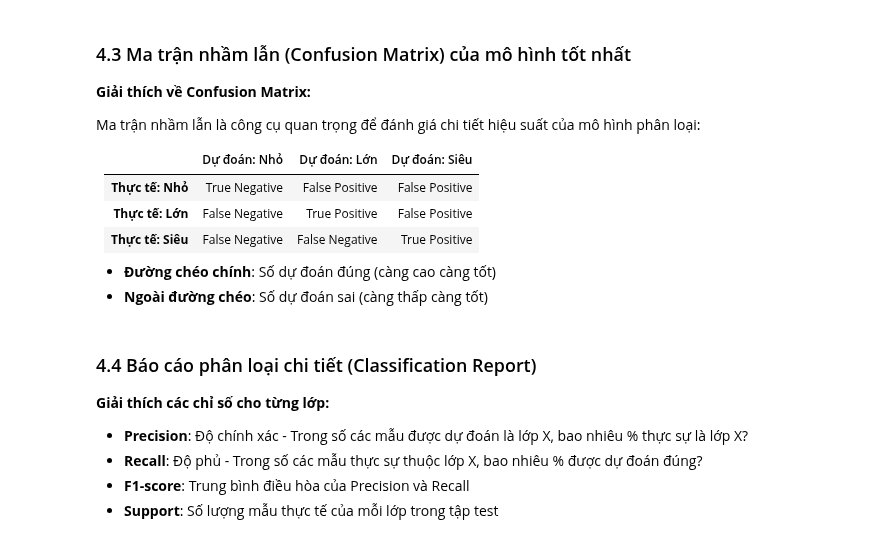
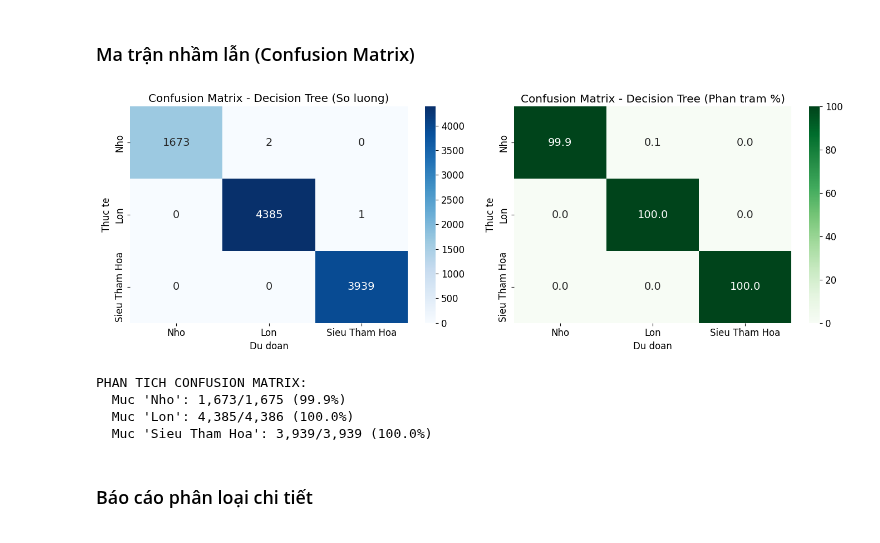
Before and after one commit to khoa-nguyen-data/Du-Doan-Tham-Hoa-Toan-Cau, a Jupyter notebook: Hiếu/Phan_Loai_Muc_Do_Tham_Hoa.ipynb, the cells around one changed output. Saved outputs shown, nothing was run; the diff lists cells and outputs as text; code cells hidden in the pictures.

```diff
--- a/Hiếu/Phan_Loai_Muc_Do_Tham_Hoa.ipynb
+++ b/Hiếu/Phan_Loai_Muc_Do_Tham_Hoa.ipynb
@@ -858,73 +514,48 @@ print("\n✅ Đã lưu biểu đồ vào: ../figures/so_sanh_mo_hinh_phan_loai.p
 # %% [markdown]
-### 4.3 Ma trận nhầm lẫn (Confusion Matrix) của mô hình tốt nhất
-
-**Giải thích về Confusion Matrix:**
-
-Ma trận nhầm lẫn là công cụ quan trọng để đánh giá chi tiết hiệu suất của mô hình phân loại:
-
-|  | Dự đoán: Nhỏ | Dự đoán: Lớn | Dự đoán: Siêu |
-|--|--------------|--------------|---------------|
-| **Thực tế: Nhỏ** | True Negative | False Positive | False Positive |
-| **Thực tế: Lớn** | False Negative | True Positive | False Positive |
-| **Thực tế: Siêu** | False Negative | False Negative | True Positive |
-
-- **Đường chéo chính**: Số dự đoán đúng (càng cao càng tốt)
-- **Ngoài đường chéo**: Số dự đoán sai (càng thấp càng tốt)
+### Ma trận nhầm lẫn (Confusion Matrix)
 # %%
-# ============================================================
-# MA TRẬN NHẦM LẪN CỦA MÔ HÌNH TỐT NHẤT
-# ============================================================
-
-# Lấy kết quả của mô hình tốt nhất
+# Lay ket qua cua mo hinh tot nhat
 best_result = results[best_model_name]
 y_pred_best = best_result['y_pred']
 
-# Tính ma trận nhầm lẫn
 cm = confusion_matrix(y_test, y_pred_best)
 
-# Vẽ Confusion Matrix
 fig, axes = plt.subplots(1, 2, figsize=(14, 5))
 
-# Confusion Matrix dạng số
+# Confusion Matrix so luong
 sns.heatmap(cm, annot=True, fmt='d', cmap='Blues', ax=axes[0],
-            xticklabels=['Nhỏ', 'Lớn', 'Siêu Thảm Họa'],
-            yticklabels=['Nhỏ', 'Lớn', 'Siêu Thảm Họa'],
-            annot_kws={'size': 14})
-axes[0].set_xlabel('Dự đoán', fontsize=12)
-axes[0].set_ylabel('Thực tế', fontsize=12)
-axes[0].set_title(f'📊 Confusion Matrix - {best_model_name}\n(Số lượng)', fontsize=13, fontweight='bold')
+            xticklabels=['Nho', 'Lon', 'Sieu Tham Hoa'],
+            yticklabels=['Nho', 'Lon', 'Sieu Tham Hoa'], annot_kws={'size': 14})
+axes[0].set_xlabel('Du doan')
+axes[0].set_ylabel('Thuc te')
+axes[0].set_title(f'Confusion Matrix - {best_model_name} (So luong)')
 
-# Confusion Matrix dạng phần trăm (theo hàng)
+# Confusion Matrix phan tram
 cm_percent = cm.astype('float') / cm.sum(axis=1)[:, np.newaxis] * 100
 sns.heatmap(cm_percent, annot=True, fmt='.1f', cmap='Greens', ax=axes[1],
-            xticklabels=['Nhỏ', 'Lớn', 'Siêu Thảm Họa'],
-            yticklabels=['Nhỏ', 'Lớn', 'Siêu Thảm Họa'],
-            annot_kws={'size': 14})
-axes[1].set_xlabel('Dự đoán', fontsize=12)
-axes[1].set_ylabel('Thực tế', fontsize=12)
-axes[1].set_title(f'📊 Confusion Matrix - {best_model_name}\n(Phần trăm %)', fontsize=13, fontweight='bold')
+            xticklabels=['Nho', 'Lon', 'Sieu Tham Hoa'],
+            yticklabels=['Nho', 'Lon', 'Sieu Tham Hoa'], annot_kws={'size': 14})
+axes[1].set_xlabel('Du doan')
+axes[1].set_ylabel('Thuc te')
+axes[1].set_title(f'Confusion Matrix - {best_model_name} (Phan tram %)')
 
 plt.tight_layout()
-plt.savefig('../figures/confusion_matrix_phan_loai.png', dpi=150, bbox_inches='tight')
+plt.savefig('figures/confusion_matrix_phan_loai.png', dpi=150, bbox_inches='tight')
 plt.show()
 
-print("\n" + "=" * 60)
-print("📊 PHÂN TÍCH MA TRẬN NHẦM LẪN")
-print("=" * 60)
-labels = ['Nhỏ', 'Lớn', 'Siêu Thảm Họa']
+# Phan tich
+print("PHAN TICH CONFUSION MATRIX:")
+labels = ['Nho', 'Lon', 'Sieu Tham Hoa']
 for i, label in enumerate(labels):
     correct = cm[i, i]
     total = cm[i, :].sum()
-    print(f"\n📌 Mức '{label}':")
-    print(f"   • Dự đoán đúng: {correct:,}/{total:,} ({correct/total*100:.1f}%)")
-
-print("\n✅ Đã lưu biểu đồ vào: ../figures/confusion_matrix_phan_loai.png")
+    print(f"  Muc '{label}': {correct:,}/{total:,} ({correct/total*100:.1f}%)")
+# %% [output]
+[figure, added]
+PHAN TICH CONFUSION MATRIX:
+  Muc 'Nho': 1,673/1,675 (99.9%)
+  Muc 'Lon': 4,385/4,386 (100.0%)
+  Muc 'Sieu Tham Hoa': 3,939/3,939 (100.0%)
 # %% [markdown]
-### 4.4 Báo cáo phân loại chi tiết (Classification Report)
-
-**Giải thích các chỉ số cho từng lớp:**
-- **Precision**: Độ chính xác - Trong số các mẫu được dự đoán là lớp X, bao nhiêu % thực sự là lớp X?
-- **Recall**: Độ phủ - Trong số các mẫu thực sự thuộc lớp X, bao nhiêu % được dự đoán đúng?
-- **F1-score**: Trung bình điều hòa của Precision và Recall
-- **Support**: Số lượng mẫu thực tế của mỗi lớp trong tập test
+### Báo cáo phân loại chi tiết
 # %%
```
Also changed, not shown: parts of 44 cells of this notebook, 39 other files.
